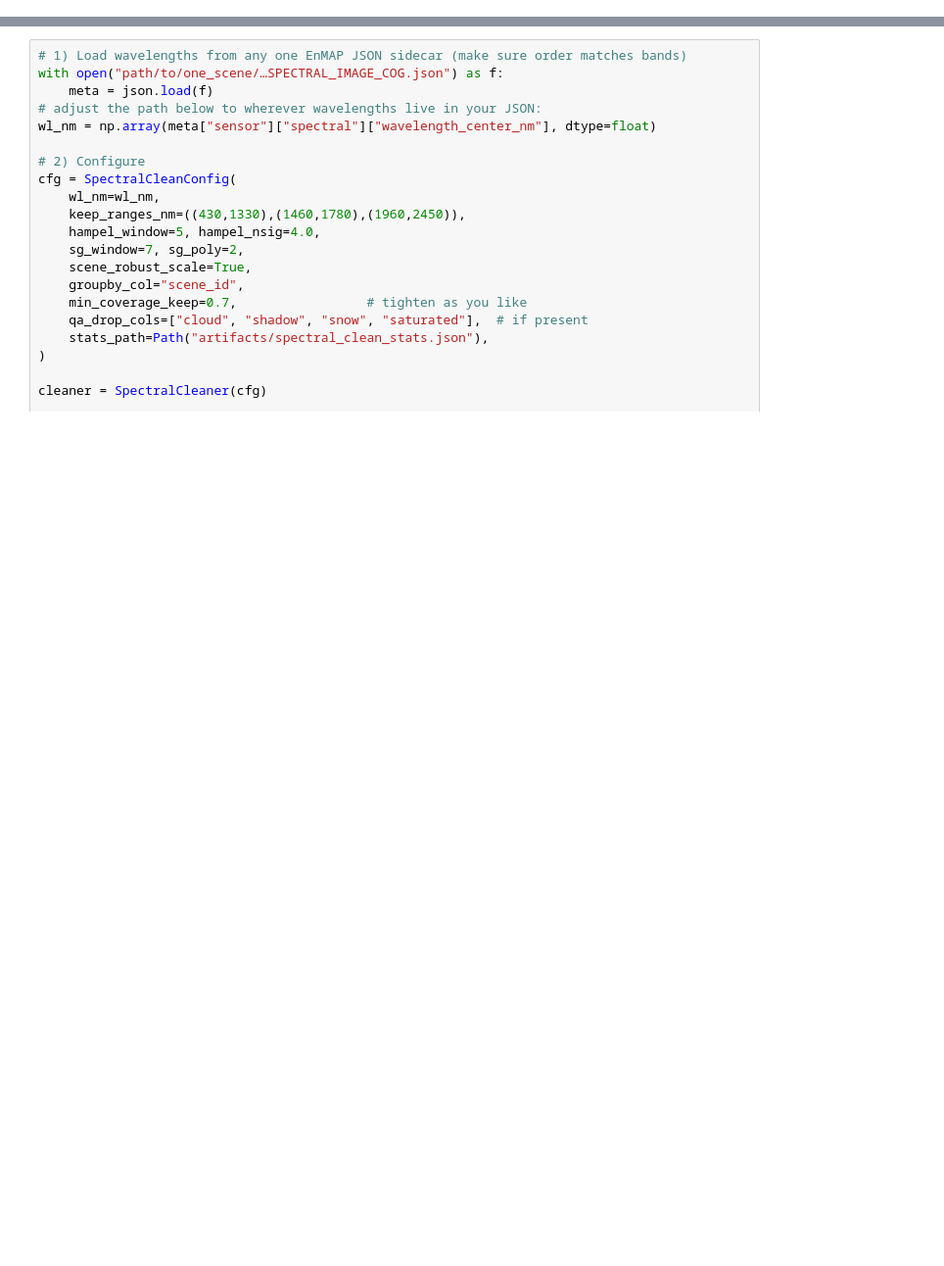
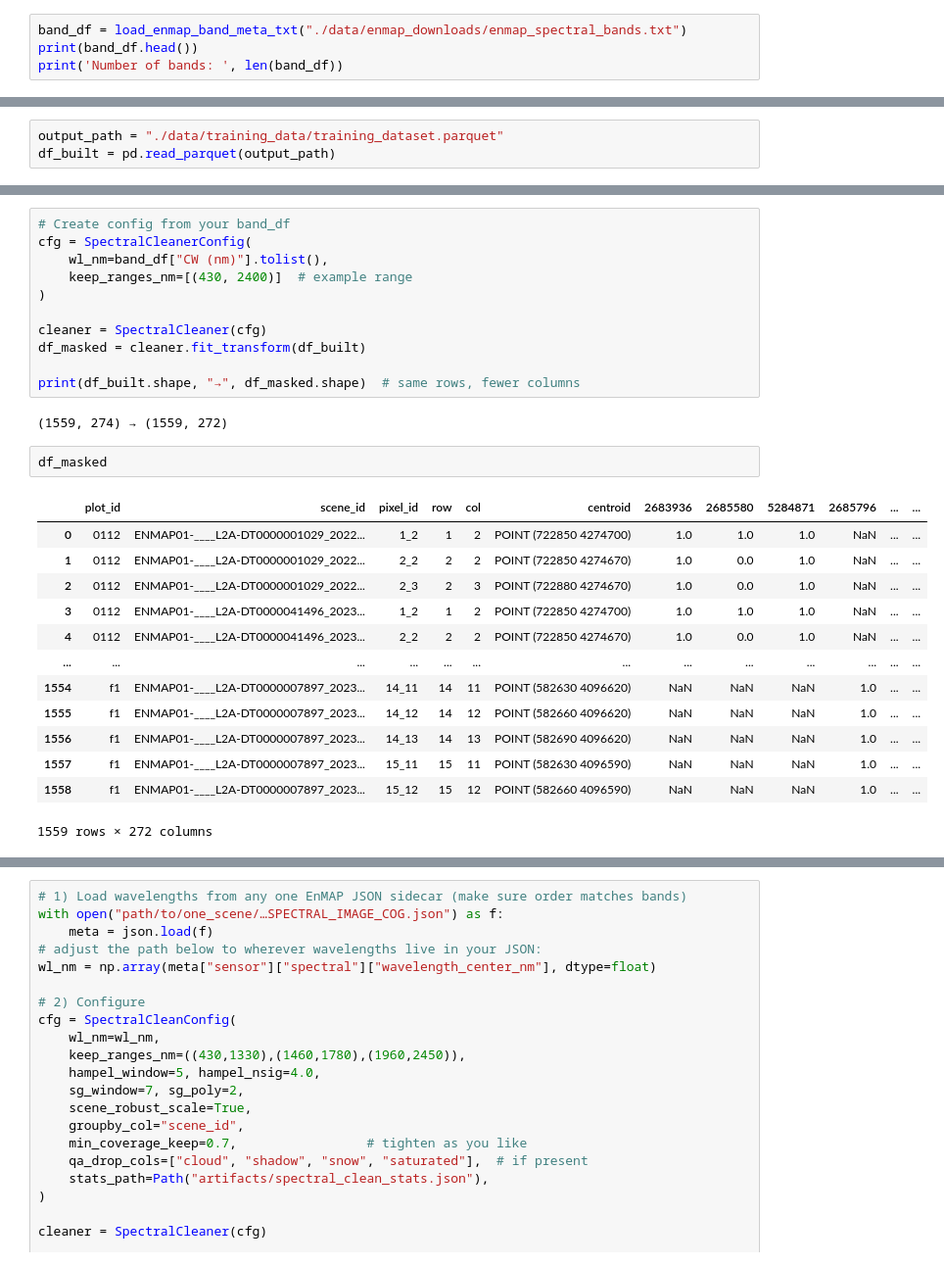
Before and after one commit to dangause/rs-hsi-botany, a Jupyter notebook: notebooks/pipeline/6_spectral_cleaning.ipynb, the cells around one changed output, grey strips where cells are left out. Shown: that part at 98% size. Saved outputs shown, nothing was run; the diff lists cells and outputs as text; blank space fills up the shorter version.

```diff
--- a/notebooks/pipeline/6_spectral_cleaning.ipynb
+++ b/notebooks/pipeline/6_spectral_cleaning.ipynb
@@ -4,0 +12,4 @@ ModuleNotFoundError: No module named 'hrs_botany'
+# %%
+band_df = load_enmap_band_meta_txt("./data/enmap_downloads/enmap_spectral_bands.txt")
+print(band_df.head())
+print('Number of bands: ', len(band_df))
@@ -4,0 +24,3 @@ ModuleNotFoundError: No module named 'hrs_botany'
+# %%
+output_path = "./data/training_data/training_dataset.parquet"
+df_built = pd.read_parquet(output_path)
@@ -4,0 +75,29 @@ ModuleNotFoundError: No module named 'hrs_botany'
+# %%
+# Create config from your band_df
+cfg = SpectralCleanerConfig(
+    wl_nm=band_df["CW (nm)"].tolist(),
+    keep_ranges_nm=[(430, 2400)]  # example range
+)
+
+cleaner = SpectralCleaner(cfg)
+df_masked = cleaner.fit_transform(df_built)
+
+print(df_built.shape, "→", df_masked.shape)  # same rows, fewer columns
+# %% [output]
+(1559, 274) → (1559, 272)
+# %%
+df_masked
+# %% [output]
+|  | plot_id | scene_id | pixel_id | row | col | centroid | 2683936 | 2685580 | 5284871 | 2685796 | ... | ... |
+| 0 | 0112 | ENMAP01-____L2A-DT0000001029_2022... | 1_2 | 1 | 2 | POINT (722850 4274700) | 1.0 | 1.0 | 1.0 | NaN | ... | ... |
+| 1 | 0112 | ENMAP01-____L2A-DT0000001029_2022... | 2_2 | 2 | 2 | POINT (722850 4274670) | 1.0 | 0.0 | 1.0 | NaN | ... | ... |
+| 2 | 0112 | ENMAP01-____L2A-DT0000001029_2022... | 2_3 | 2 | 3 | POINT (722880 4274670) | 1.0 | 0.0 | 1.0 | NaN | ... | ... |
+| 3 | 0112 | ENMAP01-____L2A-DT0000041496_2023... | 1_2 | 1 | 2 | POINT (722850 4274700) | 1.0 | 1.0 | 1.0 | NaN | ... | ... |
+| 4 | 0112 | ENMAP01-____L2A-DT0000041496_2023... | 2_2 | 2 | 2 | POINT (722850 4274670) | 1.0 | 0.0 | 1.0 | NaN | ... | ... |
+| ... | ... | ... | ... | ... | ... | ... | ... | ... | ... | ... | ... | ... |
+| 1554 | f1 | ENMAP01-____L2A-DT0000007897_2023... | 14_11 | 14 | 11 | POINT (582630 4096620) | NaN | NaN | NaN | 1.0 | ... | ... |
+| 1555 | f1 | ENMAP01-____L2A-DT0000007897_2023... | 14_12 | 14 | 12 | POINT (582660 4096620) | NaN | NaN | NaN | 1.0 | ... | ... |
+| 1556 | f1 | ENMAP01-____L2A-DT0000007897_2023... | 14_13 | 14 | 13 | POINT (582690 4096620) | NaN | NaN | NaN | 1.0 | ... | ... |
+| 1557 | f1 | ENMAP01-____L2A-DT0000007897_2023... | 15_11 | 15 | 11 | POINT (582630 4096590) | NaN | NaN | NaN | 1.0 | ... | ... |
+| 1558 | f1 | ENMAP01-____L2A-DT0000007897_2023... | 15_12 | 15 | 12 | POINT (582660 4096590) | NaN | NaN | NaN | 1.0 | ... | ... |
+1559 rows × 272 columns
```
Also changed, not shown: parts of 14 cells of this notebook, 3 other files.
